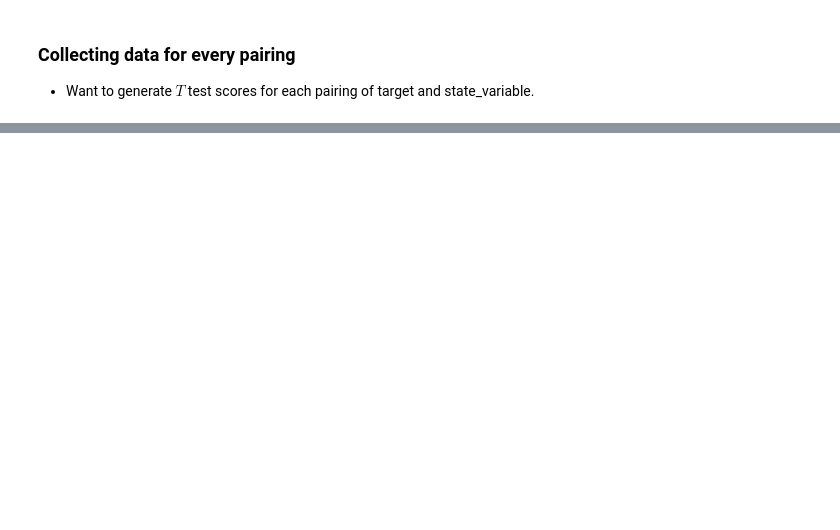
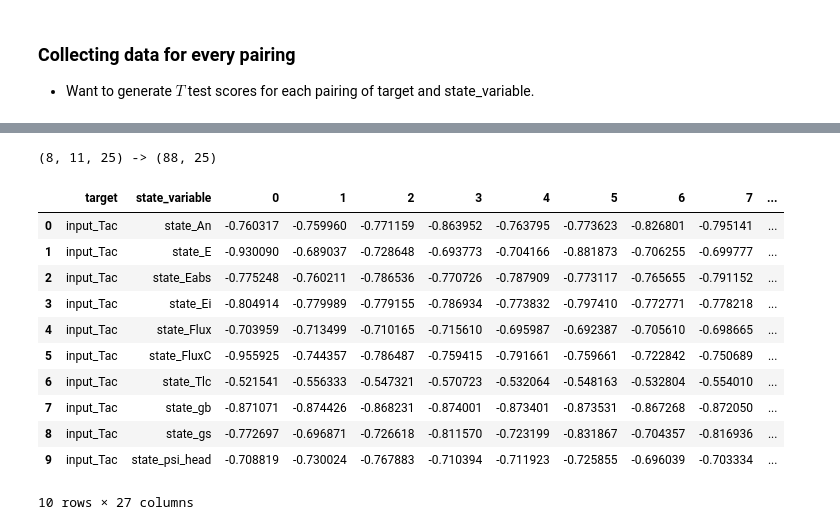
Before and after one commit to mcndt/thesis-plant-reservoir-computing, a Jupyter notebook: notebooks/rc_demo_sem2/2022_03_02_rc_demo_single_all_scores.ipynb, the cells around one changed output, grey strips where cells are left out. Drawn from its saved outputs; the diff is of its cells as text; code cells hidden in the pictures; blank space fills up the shorter version.

Commit message:
generate all scores

```diff
--- a/notebooks/rc_demo_sem2/2022_03_02_rc_demo_single_all_scores.ipynb
+++ b/notebooks/rc_demo_sem2/2022_03_02_rc_demo_single_all_scores.ipynb
@@ -167,4 +168,4 @@ def perform_N_fits(n_samples: int, dataset: ExperimentDataset, estimator: BaseEs
   return test_scores
 
 np.random.seed(42)
-perform_N_fits(16, dataset, readout, search_grid, run_id, 'input_Rg', 'state_An', 64)
+scores = perform_N_fits(16, dataset, readout, search_grid, run_id, 'input_Rg', 'state_An', 64)
@@ -187,8 +193,9 @@ STATE_SIZE = 16
 targets = dataset.get_targets()
 variables = dataset.get_state_variables()
 
-test_scores = np.array((len(targets), len(variables), N_SAMPLES))
+test_scores = np.zeros((len(targets), len(variables), N_SAMPLES))
 
-for i_target, target in tqdm(enumerate(targets)):
+for i_target, target in enumerate(targets):
   for i_var, var in enumerate(variables):
+    print(f'({target}, {var})')
     test_scores[i_target, i_var, :] = perform_N_fits(N_SAMPLES, dataset, readout, search_grid, run_id, target, var, STATE_SIZE)
@@ -196,0 +202,8 @@ ValueError: Input contains NaN, infinity or a value too large for dtype('float64
+# %%
+
+for i_target, target in enumerate(targets):
+  for i_var, var in enumerate(variables):
+      tuple_scores = test_scores[i_target, i_var]
+      score_mean = tuple_scores.mean()
+      scores_95conf = tuple_scores.std() / np.sqrt(N_SAMPLES) * 1.96
+      print(f'{target:<16} | {var:<16}: {-score_mean:.3f} ± {scores_95conf:.3f}')
@@ -196,0 +228,30 @@ ValueError: Input contains NaN, infinity or a value too large for dtype('float64
+# %%
+
+test_scores_table = test_scores.reshape((-1, N_SAMPLES))
+print(f'{test_scores.shape} -> {test_scores_table.shape}')
+# %% [output]
+(8, 11, 25) -> (88, 25)
+# %%
+test_scores_df = pd.DataFrame(test_scores_table)
+
+variables_col = variables * len(targets)
+targets_col = [[target] * len(variables) for target in targets]
+targets_col = [item for sublist in targets_col for item in sublist]
+
+test_scores_df.insert(0, 'target', targets_col)
+test_scores_df.insert(1, 'state_variable', variables_col)
+
+test_scores_df.head(10)
+# %% [output]
+|  | target | state_variable | 0 | 1 | 2 | 3 | 4 | 5 | 6 | 7 | ... |
+| 0 | input_Tac | state_An | -0.760317 | -0.759960 | -0.771159 | -0.863952 | -0.763795 | -0.773623 | -0.826801 | -0.795141 | ... |
+| 1 | input_Tac | state_E | -0.930090 | -0.689037 | -0.728648 | -0.693773 | -0.704166 | -0.881873 | -0.706255 | -0.699777 | ... |
+| 2 | input_Tac | state_Eabs | -0.775248 | -0.760211 | -0.786536 | -0.770726 | -0.787909 | -0.773117 | -0.765655 | -0.791152 | ... |
+| 3 | input_Tac | state_Ei | -0.804914 | -0.779989 | -0.779155 | -0.786934 | -0.773832 | -0.797410 | -0.772771 | -0.778218 | ... |
+| 4 | input_Tac | state_Flux | -0.703959 | -0.713499 | -0.710165 | -0.715610 | -0.695987 | -0.692387 | -0.705610 | -0.698665 | ... |
+| 5 | input_Tac | state_FluxC | -0.955925 | -0.744357 | -0.786487 | -0.759415 | -0.791661 | -0.759661 | -0.722842 | -0.750689 | ... |
+| 6 | input_Tac | state_Tlc | -0.521541 | -0.556333 | -0.547321 | -0.570723 | -0.532064 | -0.548163 | -0.532804 | -0.554010 | ... |
+| 7 | input_Tac | state_gb | -0.871071 | -0.874426 | -0.868231 | -0.874001 | -0.873401 | -0.873531 | -0.867268 | -0.872050 | ... |
+| 8 | input_Tac | state_gs | -0.772697 | -0.696871 | -0.726618 | -0.811570 | -0.723199 | -0.831867 | -0.704357 | -0.816936 | ... |
+| 9 | input_Tac | state_psi_head | -0.708819 | -0.730024 | -0.767883 | -0.710394 | -0.711923 | -0.725855 | -0.696039 | -0.703334 | ... |
+10 rows × 27 columns
```
Also changed, not shown: parts of 9 cells of this notebook, 3 other files.
